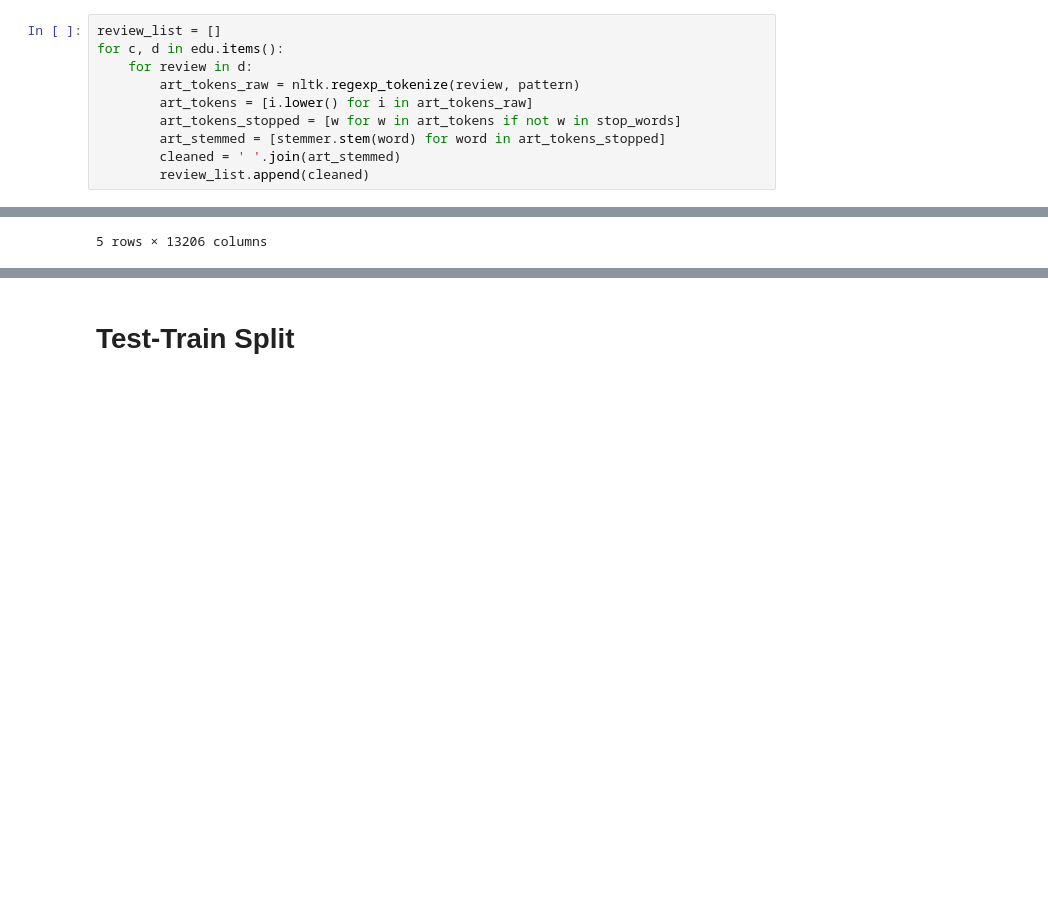
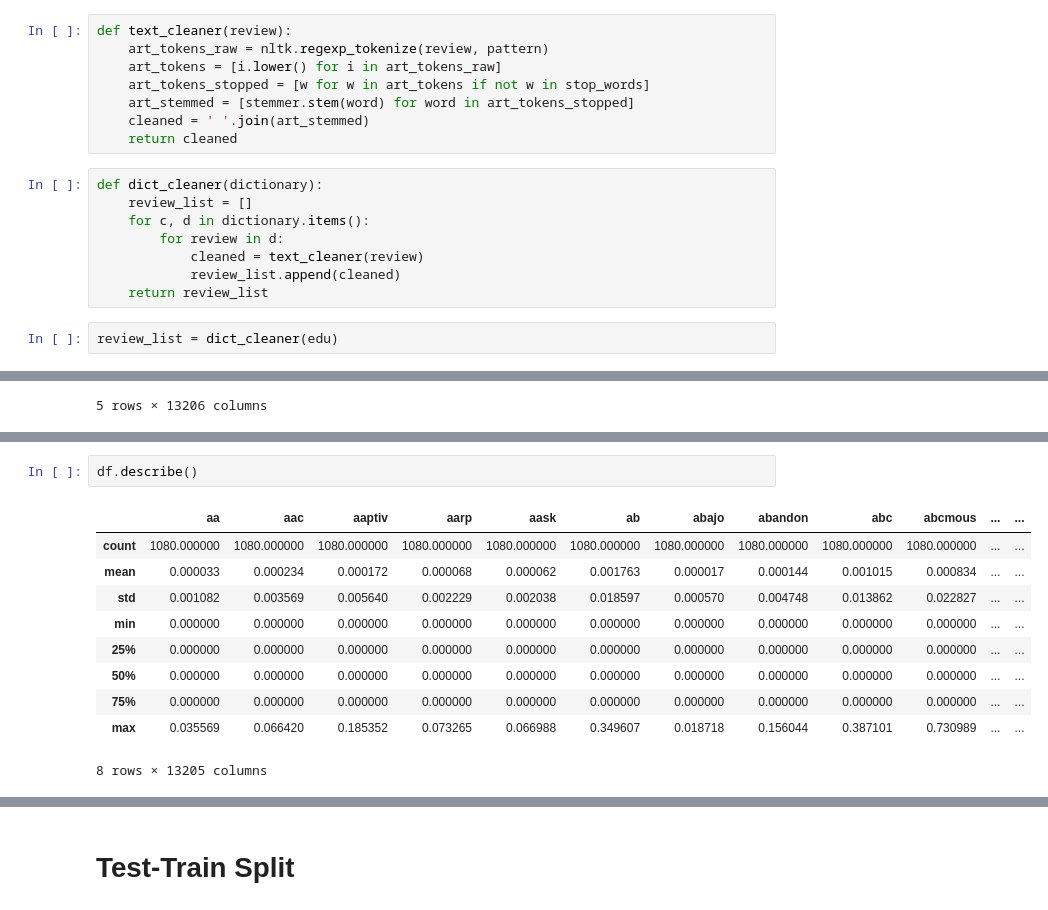
Before and after one commit to anthonytapias/ItemCategoryClassifier, a Jupyter notebook: vicentes_notebook.ipynb, the cells around one changed output, grey strips where cells are left out. Saved outputs shown, nothing was run; the diff lists cells and outputs as text; blank space fills up the shorter version.

```diff
--- a/vicentes_notebook.ipynb
+++ b/vicentes_notebook.ipynb
@@ -109,13 +111,21 @@ stemmer = SnowballStemmer("english")
 from sklearn.feature_extraction.text import TfidfVectorizer
 tfidf = TfidfVectorizer()
 # %%
-review_list = []
-for c, d in edu.items():
-    for review in d:
-        art_tokens_raw = nltk.regexp_tokenize(review, pattern)
-        art_tokens = [i.lower() for i in art_tokens_raw]
-        art_tokens_stopped = [w for w in art_tokens if not w in stop_words]
-        art_stemmed = [stemmer.stem(word) for word in art_tokens_stopped]
-        cleaned = ' '.join(art_stemmed)
-        review_list.append(cleaned)
+def text_cleaner(review):
+    art_tokens_raw = nltk.regexp_tokenize(review, pattern)
+    art_tokens = [i.lower() for i in art_tokens_raw]
+    art_tokens_stopped = [w for w in art_tokens if not w in stop_words]
+    art_stemmed = [stemmer.stem(word) for word in art_tokens_stopped]
+    cleaned = ' '.join(art_stemmed)
+    return cleaned
+# %%
+def dict_cleaner(dictionary):
+    review_list = []
+    for c, d in dictionary.items():
+        for review in d:
+            cleaned = text_cleaner(review)
+            review_list.append(cleaned)
+    return review_list
+# %%
+review_list = dict_cleaner(edu)
 # %%
@@ -197,0 +161,13 @@ With Trello you can:
+# %%
+df.describe()
+# %% [output]
+|  | aa | aac | aaptiv | aarp | aask | ab | abajo | abandon | abc | abcmous | ... | ... |
+| count | 1080.000000 | 1080.000000 | 1080.000000 | 1080.000000 | 1080.000000 | 1080.000000 | 1080.000000 | 1080.000000 | 1080.000000 | 1080.000000 | ... | ... |
+| mean | 0.000033 | 0.000234 | 0.000172 | 0.000068 | 0.000062 | 0.001763 | 0.000017 | 0.000144 | 0.001015 | 0.000834 | ... | ... |
+| std | 0.001082 | 0.003569 | 0.005640 | 0.002229 | 0.002038 | 0.018597 | 0.000570 | 0.004748 | 0.013862 | 0.022827 | ... | ... |
+| min | 0.000000 | 0.000000 | 0.000000 | 0.000000 | 0.000000 | 0.000000 | 0.000000 | 0.000000 | 0.000000 | 0.000000 | ... | ... |
+| 25% | 0.000000 | 0.000000 | 0.000000 | 0.000000 | 0.000000 | 0.000000 | 0.000000 | 0.000000 | 0.000000 | 0.000000 | ... | ... |
+| 50% | 0.000000 | 0.000000 | 0.000000 | 0.000000 | 0.000000 | 0.000000 | 0.000000 | 0.000000 | 0.000000 | 0.000000 | ... | ... |
+| 75% | 0.000000 | 0.000000 | 0.000000 | 0.000000 | 0.000000 | 0.000000 | 0.000000 | 0.000000 | 0.000000 | 0.000000 | ... | ... |
+| max | 0.035569 | 0.066420 | 0.185352 | 0.073265 | 0.066988 | 0.349607 | 0.018718 | 0.156044 | 0.387101 | 0.730989 | ... | ... |
+8 rows × 13205 columns
```
Also changed, not shown: parts of 33 cells of this notebook, 2 other files.
